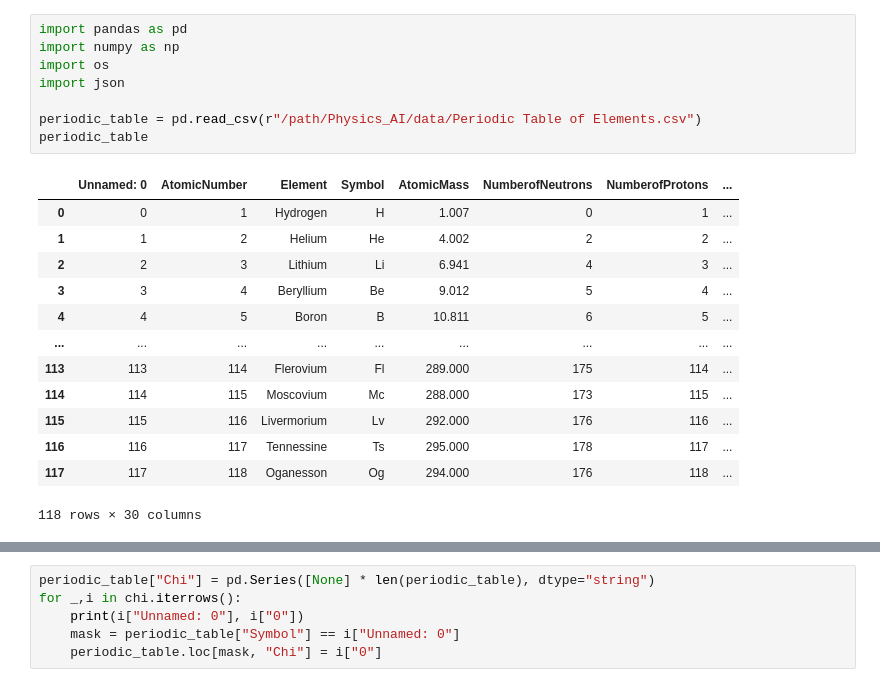
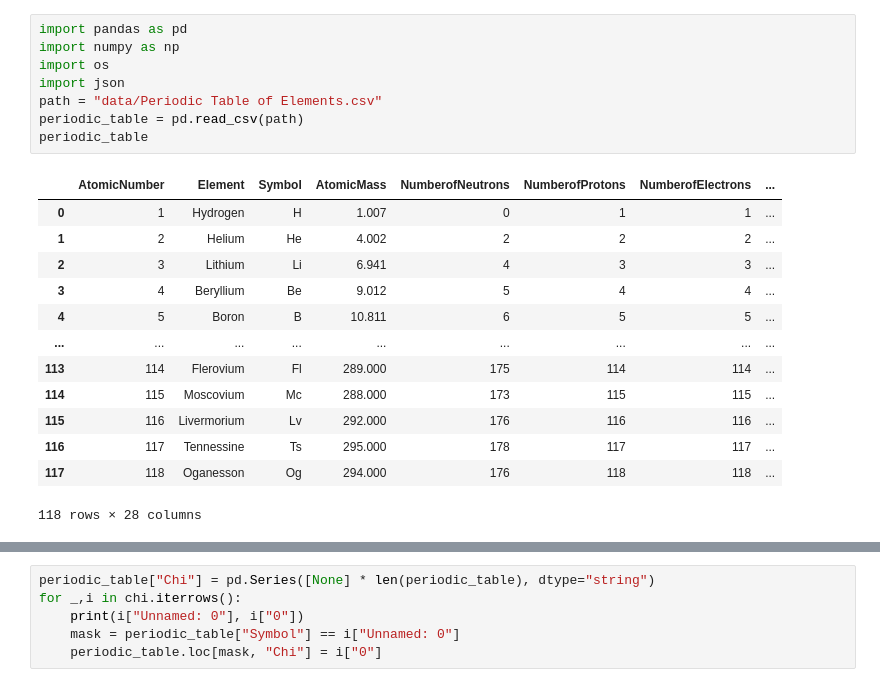
Before and after one commit to Gospoduu/Physics_AI, a Jupyter notebook: some_data.ipynb, the cells around one changed output, grey strips where cells are left out. Saved outputs shown, nothing was run; the diff lists cells and outputs as text.

```diff
--- a/some_data.ipynb
+++ b/some_data.ipynb
@@ -1,23 +1,23 @@
 # %%
 import pandas as pd
 import numpy as np
 import os
 import json
-
-periodic_table = pd.read_csv(r"/path/Physics_AI/data/Periodic Table of Elements.csv")
+path = "data/Periodic Table of Elements.csv"
+periodic_table = pd.read_csv(path)
 periodic_table
 # %% [output]
-|  | Unnamed: 0 | AtomicNumber | Element | Symbol | AtomicMass | NumberofNeutrons | NumberofProtons | ... |
-| 0 | 0 | 1 | Hydrogen | H | 1.007 | 0 | 1 | ... |
-| 1 | 1 | 2 | Helium | He | 4.002 | 2 | 2 | ... |
-| 2 | 2 | 3 | Lithium | Li | 6.941 | 4 | 3 | ... |
-| 3 | 3 | 4 | Beryllium | Be | 9.012 | 5 | 4 | ... |
-| 4 | 4 | 5 | Boron | B | 10.811 | 6 | 5 | ... |
+|  | AtomicNumber | Element | Symbol | AtomicMass | NumberofNeutrons | NumberofProtons | NumberofElectrons | ... |
+| 0 | 1 | Hydrogen | H | 1.007 | 0 | 1 | 1 | ... |
+| 1 | 2 | Helium | He | 4.002 | 2 | 2 | 2 | ... |
+| 2 | 3 | Lithium | Li | 6.941 | 4 | 3 | 3 | ... |
+| 3 | 4 | Beryllium | Be | 9.012 | 5 | 4 | 4 | ... |
+| 4 | 5 | Boron | B | 10.811 | 6 | 5 | 5 | ... |
 | ... | ... | ... | ... | ... | ... | ... | ... | ... |
-| 113 | 113 | 114 | Flerovium | Fl | 289.000 | 175 | 114 | ... |
-| 114 | 114 | 115 | Moscovium | Mc | 288.000 | 173 | 115 | ... |
-| 115 | 115 | 116 | Livermorium | Lv | 292.000 | 176 | 116 | ... |
-| 116 | 116 | 117 | Tennessine | Ts | 295.000 | 178 | 117 | ... |
-| 117 | 117 | 118 | Oganesson | Og | 294.000 | 176 | 118 | ... |
+| 113 | 114 | Flerovium | Fl | 289.000 | 175 | 114 | 114 | ... |
+| 114 | 115 | Moscovium | Mc | 288.000 | 173 | 115 | 115 | ... |
+| 115 | 116 | Livermorium | Lv | 292.000 | 176 | 116 | 116 | ... |
+| 116 | 117 | Tennessine | Ts | 295.000 | 178 | 117 | 117 | ... |
+| 117 | 118 | Oganesson | Og | 294.000 | 176 | 118 | 118 | ... |
-118 rows × 30 columns
+118 rows × 28 columns
 # %%
```
Also changed, not shown: parts of 4 cells of this notebook, 3 other files.
